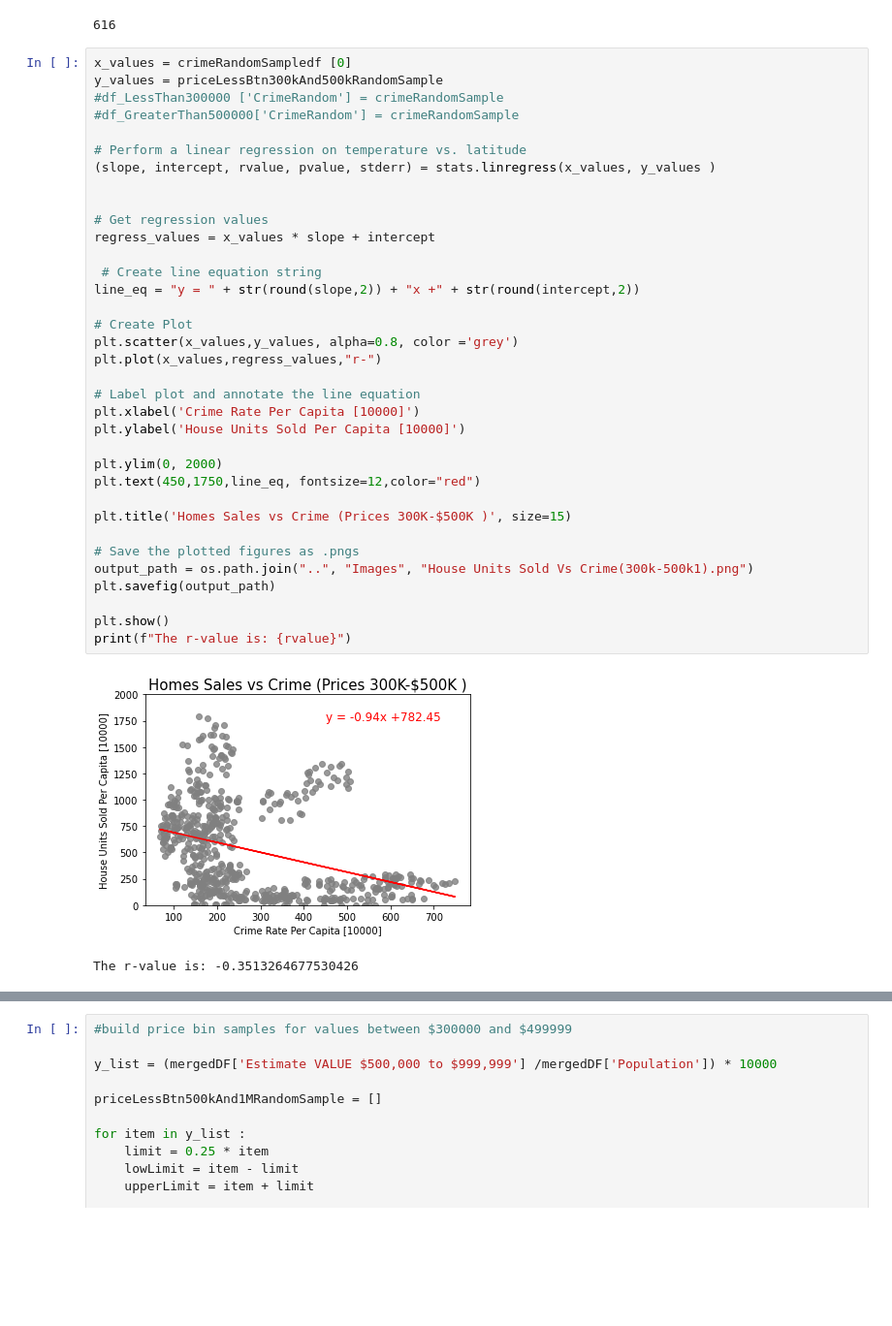
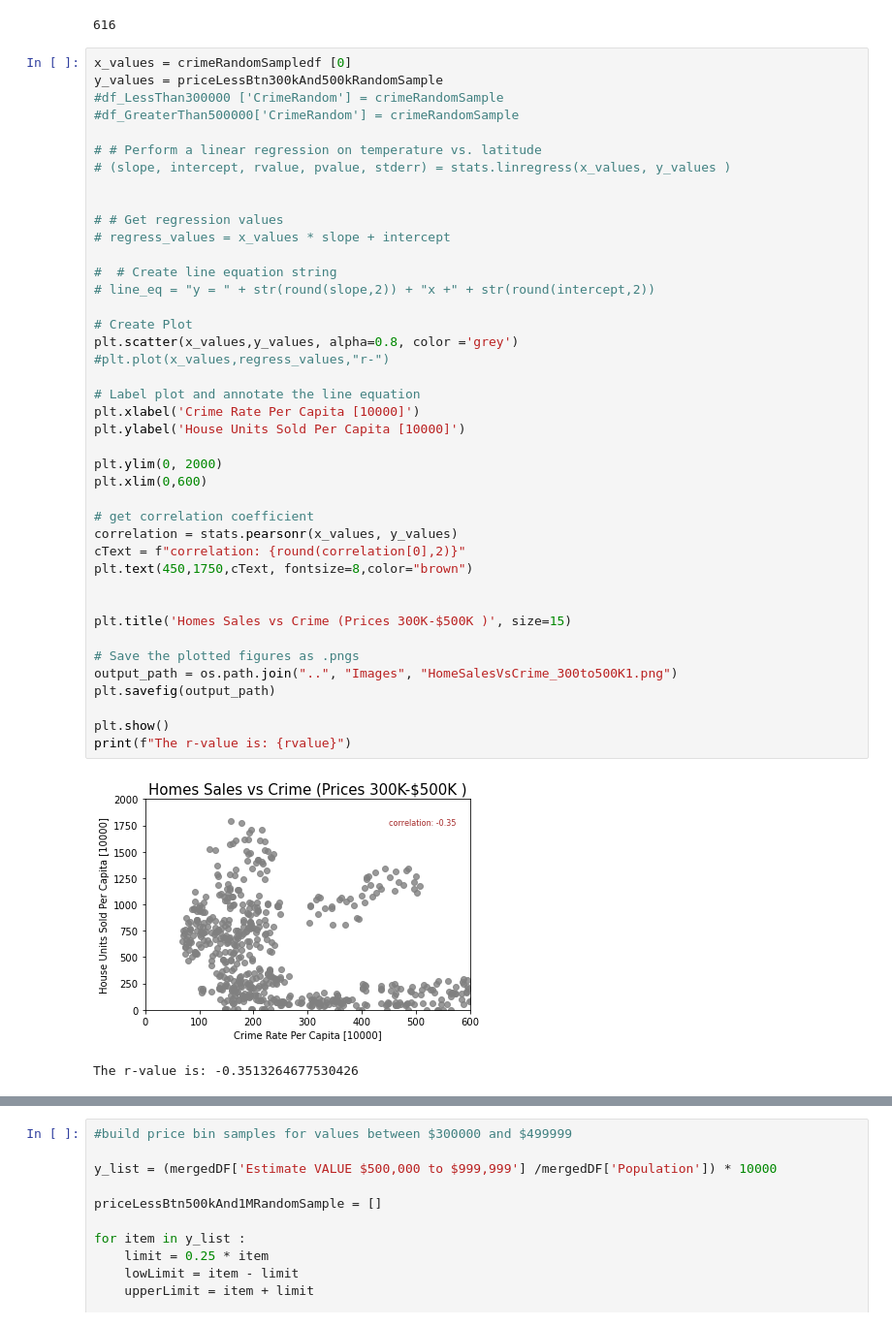
Before and after one commit to andresocorro/project_1, a Jupyter notebook: src_files/HousingAnalysisWithPrice.ipynb, the cells around one changed output, grey strips where cells are left out. Shown at 97% size. Drawn from its saved outputs; the diff is of its cells as text; blank space fills up the shorter version.

```diff
--- a/src_files/HousingAnalysisWithPrice.ipynb
+++ b/src_files/HousingAnalysisWithPrice.ipynb
@@ -342,39 +345,45 @@ len (priceLessBtn300kAnd500kRandomSample)
 # %%
 x_values = crimeRandomSampledf [0]
 y_values = priceLessBtn300kAnd500kRandomSample
 #df_LessThan300000 ['CrimeRandom'] = crimeRandomSample
 #df_GreaterThan500000['CrimeRandom'] = crimeRandomSample
 
-# Perform a linear regression on temperature vs. latitude
-(slope, intercept, rvalue, pvalue, stderr) = stats.linregress(x_values, y_values )
+# # Perform a linear regression on temperature vs. latitude
+# (slope, intercept, rvalue, pvalue, stderr) = stats.linregress(x_values, y_values )
 
 
-# Get regression values
-regress_values = x_values * slope + intercept
+# # Get regression values
+# regress_values = x_values * slope + intercept
 
- # Create line equation string
-line_eq = "y = " + str(round(slope,2)) + "x +" + str(round(intercept,2))
+#  # Create line equation string
+# line_eq = "y = " + str(round(slope,2)) + "x +" + str(round(intercept,2))
 
 # Create Plot
 plt.scatter(x_values,y_values, alpha=0.8, color ='grey')
-plt.plot(x_values,regress_values,"r-")
+#plt.plot(x_values,regress_values,"r-")
 
 # Label plot and annotate the line equation
 plt.xlabel('Crime Rate Per Capita [10000]')
 plt.ylabel('House Units Sold Per Capita [10000]')
 
 plt.ylim(0, 2000)
-plt.text(450,1750,line_eq, fontsize=12,color="red")
+plt.xlim(0,600)
+
+# get correlation coefficient
+correlation = stats.pearsonr(x_values, y_values)
+cText = f"correlation: {round(correlation[0],2)}"
+plt.text(450,1750,cText, fontsize=8,color="brown")
+
 
 plt.title('Homes Sales vs Crime (Prices 300K-$500K )', size=15)
 
 # Save the plotted figures as .pngs
-output_path = os.path.join("..", "Images", "House Units Sold Vs Crime(300k-500k1).png")
+output_path = os.path.join("..", "Images", "HomeSalesVsCrime_300to500K1.png")
 plt.savefig(output_path)
 
 plt.show()
 print(f"The r-value is: {rvalue}")
 # %% [output]
-[figure, old version]
+[figure, new version]
 The r-value is: -0.3513264677530426
 # %%
```
Also changed, not shown: parts of 6 cells of this notebook, 15 other files.
